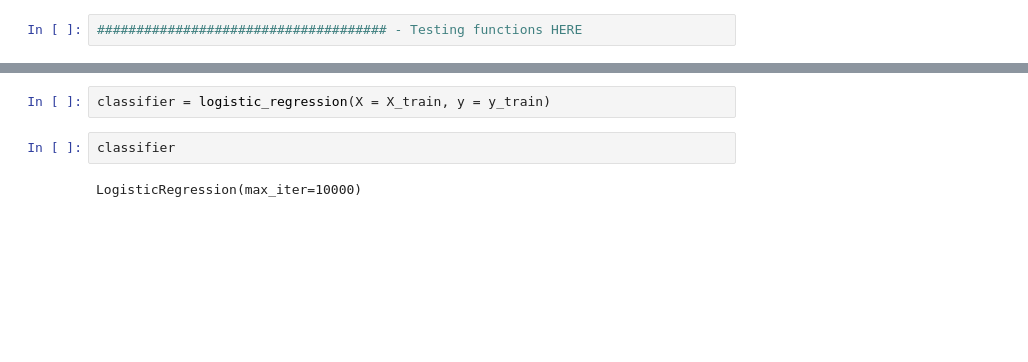
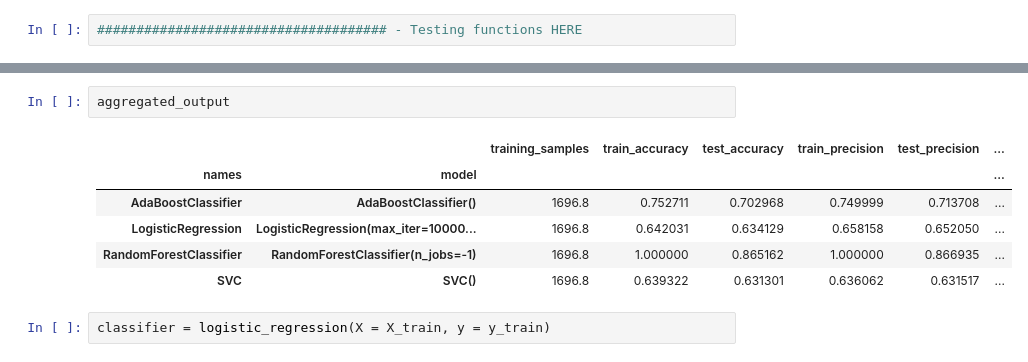
Before and after one commit to AlexDeshowitz/stock-price-classification, a Jupyter notebook: notebooks/Notebook_Machine-learning.ipynb, the cells around one changed output, grey strips where cells are left out. Drawn from its saved outputs; the diff is of its cells as text; blank space fills up the shorter version.

```diff
--- a/notebooks/Notebook_Machine-learning.ipynb
+++ b/notebooks/Notebook_Machine-learning.ipynb
@@ -463,6 +511,11 @@ def logistic_regression(X, y):
+# %%
+aggregated_output
+# %% [output]
+|  |  | training_samples | train_accuracy | test_accuracy | train_precision | test_precision | ... |
+| names | model |  |  |  |  |  | ... |
+| AdaBoostClassifier | AdaBoostClassifier() | 1696.8 | 0.752711 | 0.702968 | 0.749999 | 0.713708 | ... |
+| LogisticRegression | LogisticRegression(max_iter=10000... | 1696.8 | 0.642031 | 0.634129 | 0.658158 | 0.652050 | ... |
+| RandomForestClassifier | RandomForestClassifier(n_jobs=-1) | 1696.8 | 1.000000 | 0.865162 | 1.000000 | 0.866935 | ... |
+| SVC | SVC() | 1696.8 | 0.639322 | 0.631301 | 0.636062 | 0.631517 | ... |
 # %%
 classifier = logistic_regression(X = X_train, y = y_train)
-# %%
-classifier
-# %% [output]
-LogisticRegression(max_iter=10000)
```
Also changed, not shown: parts of 23 cells of this notebook, 1 other file.
